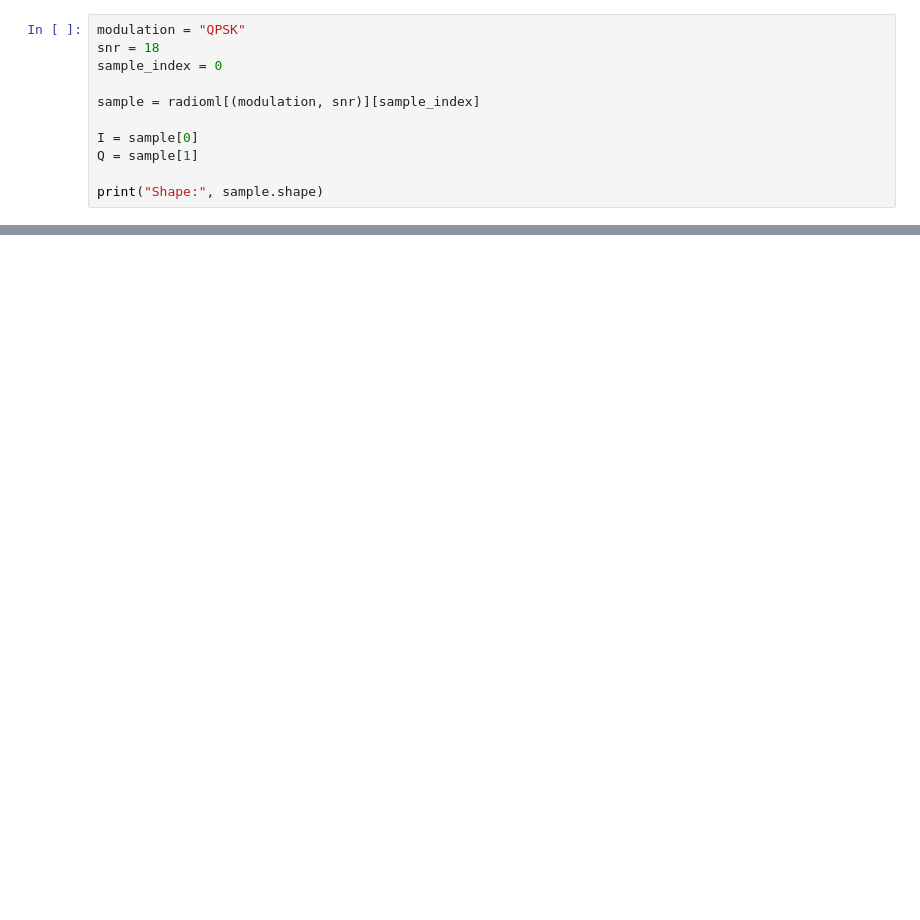
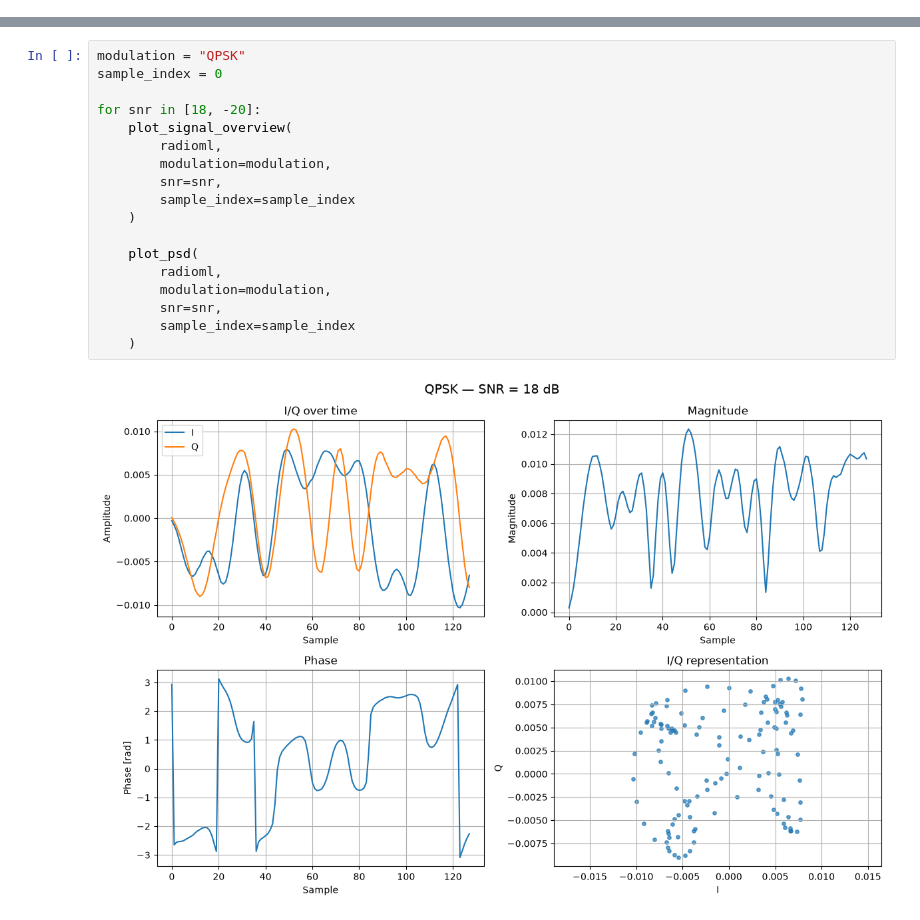
Before and after one commit to joseetenreiro/snr-aware-modulation-classification, a Jupyter notebook: notebooks/02_exploratory_analysis.ipynb, the cells around one changed output, grey strips where cells are left out. Cells and saved outputs as stored; diff of their text form; blank space fills up the shorter version.

Commit message:
feat: add RadioML loading EDA and stratified splits

```diff
--- a/notebooks/02_exploratory_analysis.ipynb
+++ b/notebooks/02_exploratory_analysis.ipynb
@@ -16,11 +17,0 @@ Dataset cargado: 220 combinaciones
-# %%
-modulation = "QPSK"
-snr = 18
-sample_index = 0
-
-sample = radioml[(modulation, snr)][sample_index]
-
-I = sample[0]
-Q = sample[1]
-
-print("Shape:", sample.shape)
@@ -28,0 +109,20 @@ Shape: (2, 128)
+# %%
+modulation = "QPSK"
+sample_index = 0
+
+for snr in [18, -20]:
+    plot_signal_overview(
+        radioml,
+        modulation=modulation,
+        snr=snr,
+        sample_index=sample_index
+    )
+
+    plot_psd(
+        radioml,
+        modulation=modulation,
+        snr=snr,
+        sample_index=sample_index
+    )
+# %% [output]
+[figure, added]
```
Also changed, not shown: parts of 15 cells of this notebook, 5 other files.
